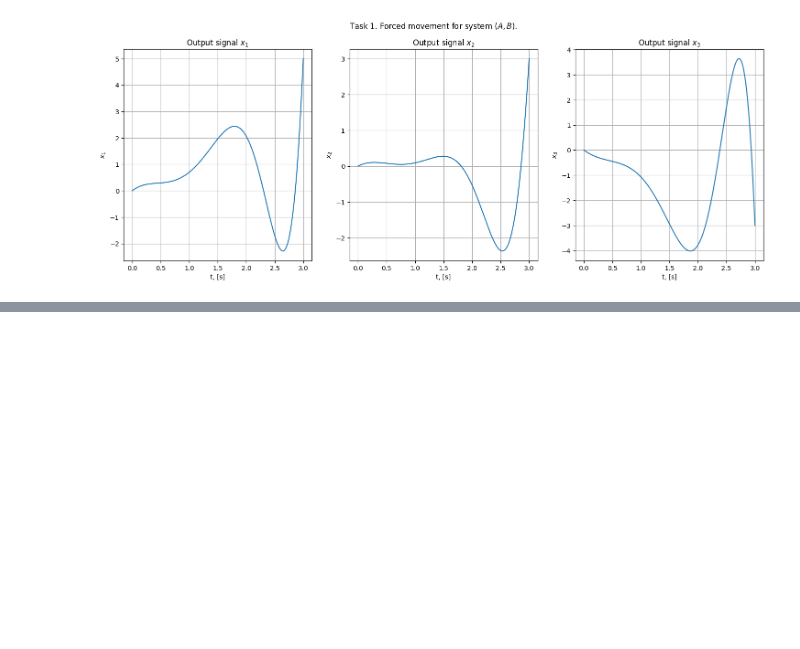
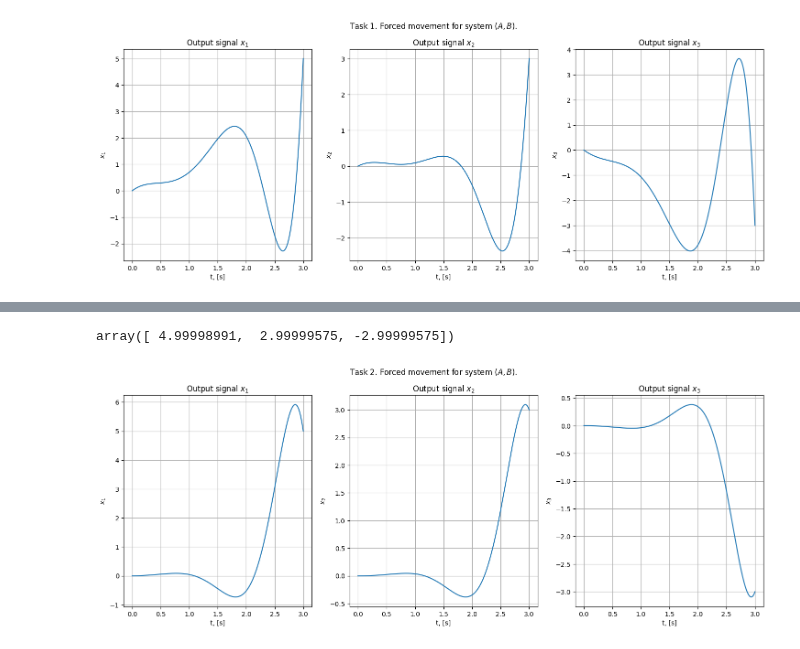
Before and after one commit to diuzhevVlad/control-theory-itmo-2023-2024, a Jupyter notebook: Lab7/Lab7.ipynb, the cells around one changed output, grey strips where cells are left out. Drawn from its saved outputs; the diff is of its cells as text; code cells hidden in the pictures; blank space fills up the shorter version.

```diff
--- a/Lab7/Lab7.ipynb
+++ b/Lab7/Lab7.ipynb
@@ -172,0 +288,3 @@ plt.grid()
+# %%
+u_2 = B_sym.T @ sympy.exp(A_sym.T * (3 - t)) @ G_cont_2.evalf().pinv() @ x_1_sym_2
+u_2
@@ -172,0 +295,5 @@ plt.grid()
+# %%
+u_f_2 = lambdify(t,u_2[0,0],'numpy')
+# %%
+system_2 = ctrl.ss(A,B,[0,0,0],0)
+system_2
@@ -172,0 +310,20 @@ plt.grid()
+# %%
+time_2 = np.linspace(0,3,int(3/dt))
+u_s_2 = u_f_2(time_2)
+sys_out_2 = ctrl.forced_response(system_2,U=u_s_2,X0=0,T=time_2)
+# %%
+sys_out_2.states[:,-1]
+# %% [output]
+array([ 4.99998991,  2.99999575, -2.99999575])
+# %%
+fig, ax = plt.subplots(1, 3, figsize=(18, 6))
+fig.suptitle(f"Task 2. Forced movement for system $(A, B)$.")
+
+for j in range(3):
+    ax[j].plot(time_2, sys_out_2.states[j,:])
+    ax[j].set_ylabel(f"$x_{j+1}$")
+    ax[j].set_xlabel("t, [s]")
+    ax[j].grid(True)
+    ax[j].set_title(f"Output signal $x_{j+1}$")
+# %% [output]
+[figure, added]
```
Also changed, not shown: parts of 40 cells of this notebook.
